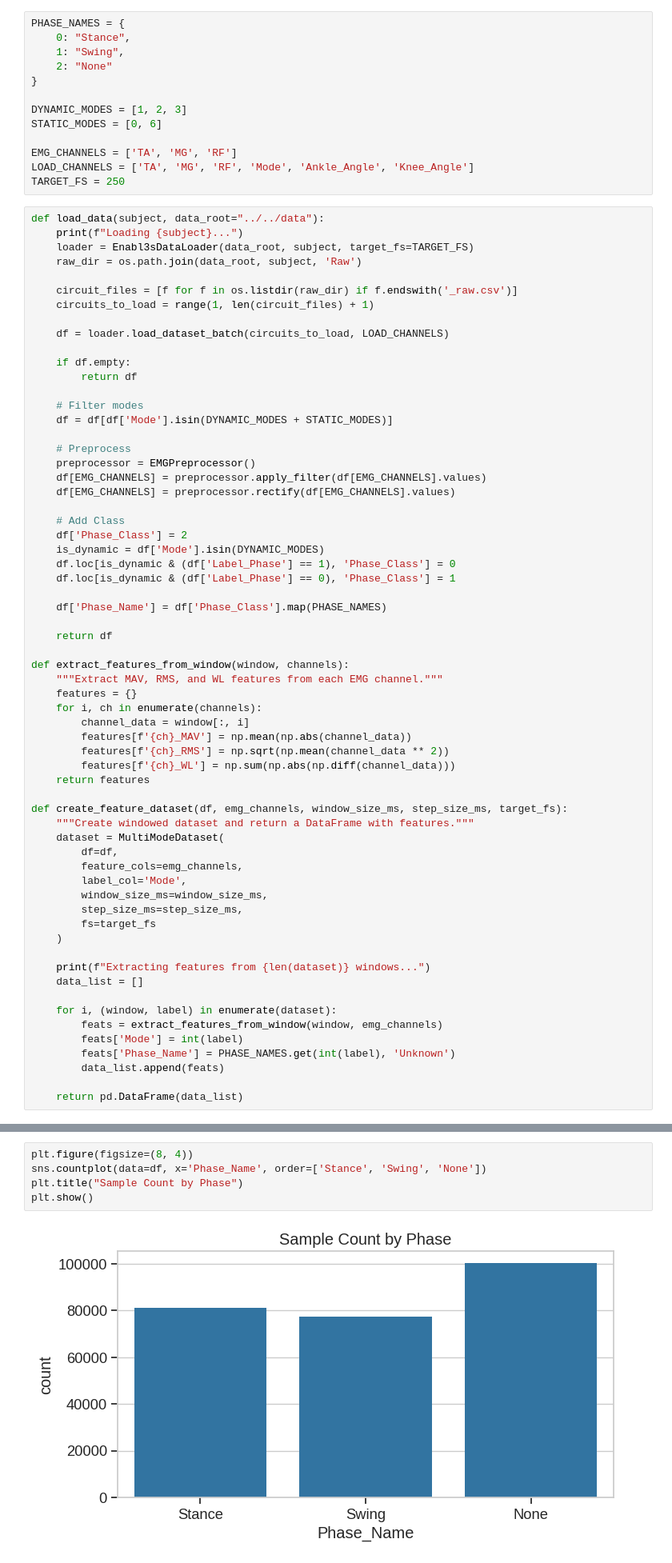
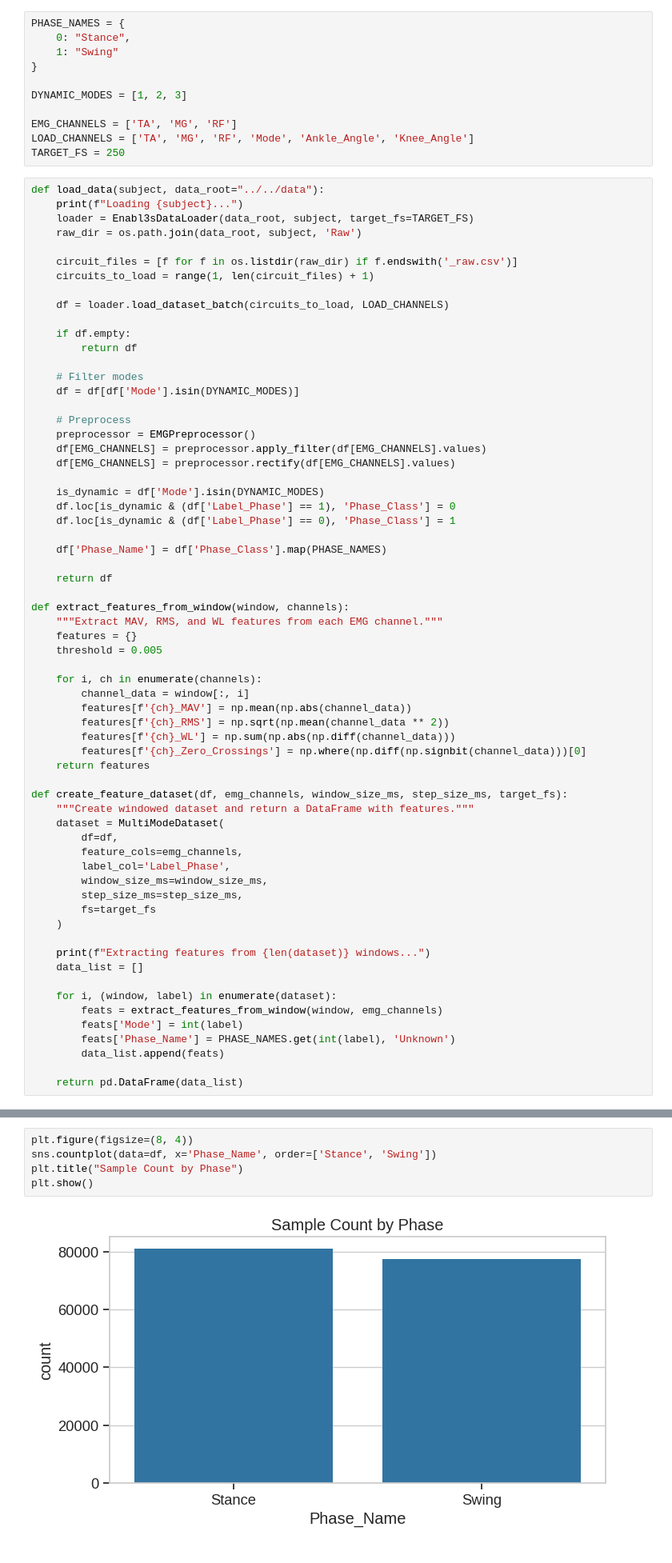
Before and after one commit to MNR-MarcosOriolPagonabarraga-projects/NeuroGait, a Jupyter notebook: src/notebooks/gait_phase_features_analysis.ipynb, the cells around one changed output, grey strips where cells are left out. Shown at 80% size. Drawn from its saved outputs; the diff is of its cells as text.

Commit message:
feat: implemented embedded mock pipeline using models and patient data.

```diff
--- a/src/notebooks/gait_phase_features_analysis.ipynb
+++ b/src/notebooks/gait_phase_features_analysis.ipynb
@@ -31,12 +31,10 @@ sns.set_context("notebook", font_scale=1.2)
 # %%
 PHASE_NAMES = {
     0: "Stance",
-    1: "Swing",
-    2: "None"
+    1: "Swing"
 }
 
 DYNAMIC_MODES = [1, 2, 3]
-STATIC_MODES = [0, 6]
 
 EMG_CHANNELS = ['TA', 'MG', 'RF']
 LOAD_CHANNELS = ['TA', 'MG', 'RF', 'Mode', 'Ankle_Angle', 'Knee_Angle']
@@ -56,15 +54,13 @@ def load_data(subject, data_root="../../data"):
         return df
 
     # Filter modes
-    df = df[df['Mode'].isin(DYNAMIC_MODES + STATIC_MODES)]
+    df = df[df['Mode'].isin(DYNAMIC_MODES)]
 
     # Preprocess
     preprocessor = EMGPreprocessor()
     df[EMG_CHANNELS] = preprocessor.apply_filter(df[EMG_CHANNELS].values)
     df[EMG_CHANNELS] = preprocessor.rectify(df[EMG_CHANNELS].values)
 
-    # Add Class
-    df['Phase_Class'] = 2
     is_dynamic = df['Mode'].isin(DYNAMIC_MODES)
     df.loc[is_dynamic & (df['Label_Phase'] == 1), 'Phase_Class'] = 0
     df.loc[is_dynamic & (df['Label_Phase'] == 0), 'Phase_Class'] = 1
@@ -76,11 +72,14 @@ def load_data(subject, data_root="../../data"):
 def extract_features_from_window(window, channels):
     """Extract MAV, RMS, and WL features from each EMG channel."""
     features = {}
+    threshold = 0.005
+
     for i, ch in enumerate(channels):
         channel_data = window[:, i]
         features[f'{ch}_MAV'] = np.mean(np.abs(channel_data))
         features[f'{ch}_RMS'] = np.sqrt(np.mean(channel_data ** 2))
         features[f'{ch}_WL'] = np.sum(np.abs(np.diff(channel_data)))
+        features[f'{ch}_Zero_Crossings'] = np.where(np.diff(np.signbit(channel_data)))[0]
     return features
 
 def create_feature_dataset(df, emg_channels, window_size_ms, step_size_ms, target_fs):
@@ -88,7 +87,7 @@ def create_feature_dataset(df, emg_channels, window_size_ms, step_size_ms, targe
     dataset = MultiModeDataset(
         df=df,
         feature_cols=emg_channels,
-        label_col='Mode',
+        label_col='Label_Phase',
         window_size_ms=window_size_ms,
         step_size_ms=step_size_ms,
         fs=target_fs
@@ -140,11 +139,11 @@ Loaded 258973 samples
 ## 1. Class Distribution
 # %%
 plt.figure(figsize=(8, 4))
-sns.countplot(data=df, x='Phase_Name', order=['Stance', 'Swing', 'None'])
+sns.countplot(data=df, x='Phase_Name', order=['Stance', 'Swing'])
 plt.title("Sample Count by Phase")
 plt.show()
 # %% [output]
-[figure, old version]
+[figure, new version]
 # %% [markdown]
 ## 2. Feature Distributions
 # %%
```
Also changed, not shown: parts of 9 cells of this notebook, 22 other files.
